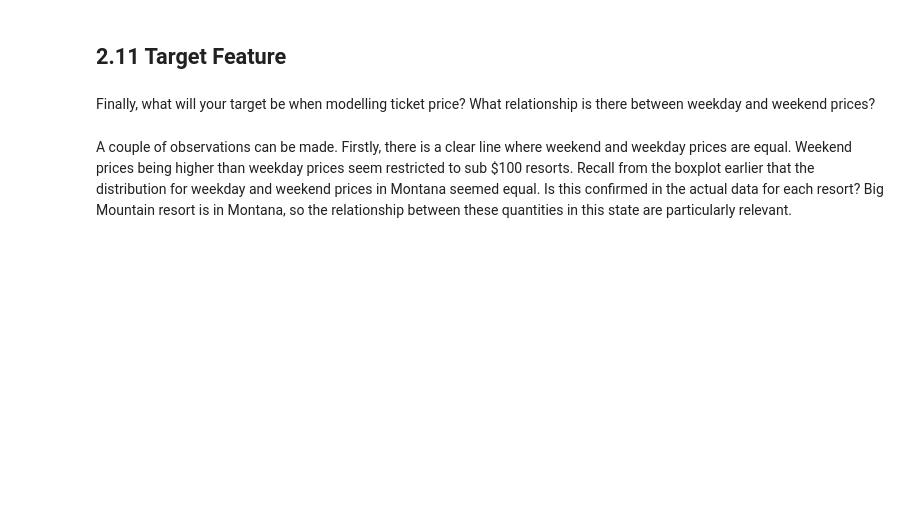
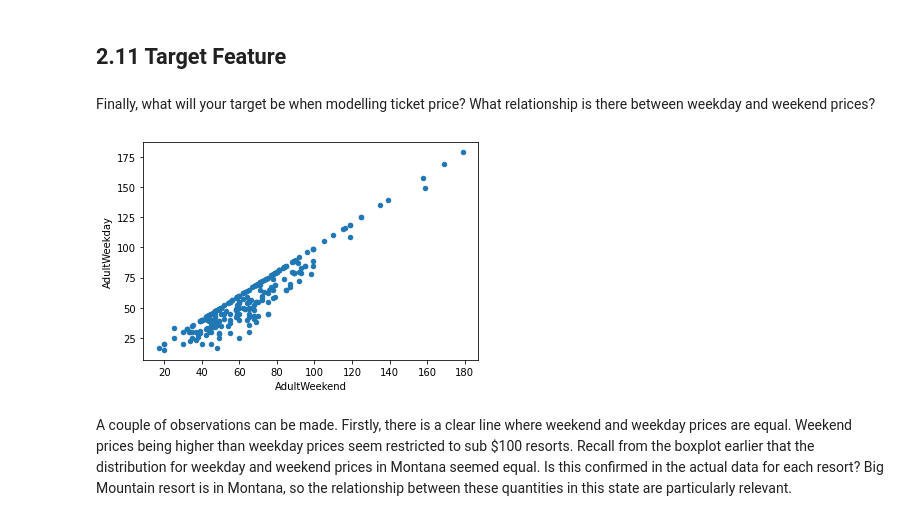
Before and after one commit to freedom-780/DataScienceGuidedCapstone, a Jupyter notebook: Notebooks/02_data_wrangling.ipynb, the cells around one changed output. Drawn from its saved outputs; the diff is of its cells as text; code cells hidden in the pictures; blank space fills up the shorter version.

Commit message:
data wrangling files

```diff
--- a/Notebooks/02_data_wrangling.ipynb
+++ b/Notebooks/02_data_wrangling.ipynb
@@ -909,9 +932,11 @@ Having created this data frame of summary statistics for various states, it woul
 Finally, what will your target be when modelling ticket price? What relationship is there between weekday and weekend prices?
 # %%
 #Code task 36#
-#Use ski_data's `plot()` method to create a scatterplot (kind='scatter') with 'AdultWeekday' on the x-axis and
+#Use ski_data's `plot()` method to create a scatterplot (kind='scatter') with 'AdultWeekday' on t he x-axis and
 #'AdultWeekend' on the y-axis
-ski_data.___(x=___, y=___, kind=___);
+ski_data.plot(x='AdultWeekend', y='AdultWeekday', kind='scatter');
+# %% [output]
+[figure, added]
 # %% [markdown]
 A couple of observations can be made. Firstly, there is a clear line where weekend and weekday prices are equal. Weekend prices being higher than weekday prices seem restricted to sub $100 resorts. Recall from the boxplot earlier that the distribution for weekday and weekend prices in Montana seemed equal. Is this confirmed in the actual data for each resort? Big Mountain resort is in Montana, so the relationship between these quantities in this state are particularly relevant.
 # %%
```
Also changed, not shown: parts of 16 cells of this notebook, 1 other file.
